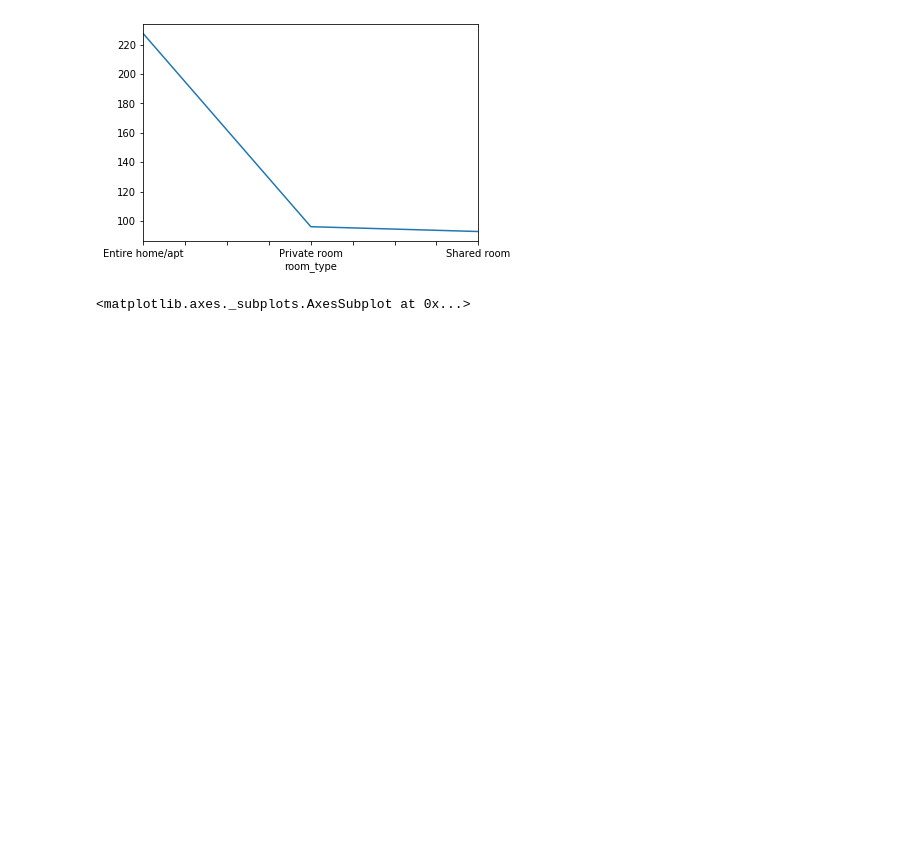
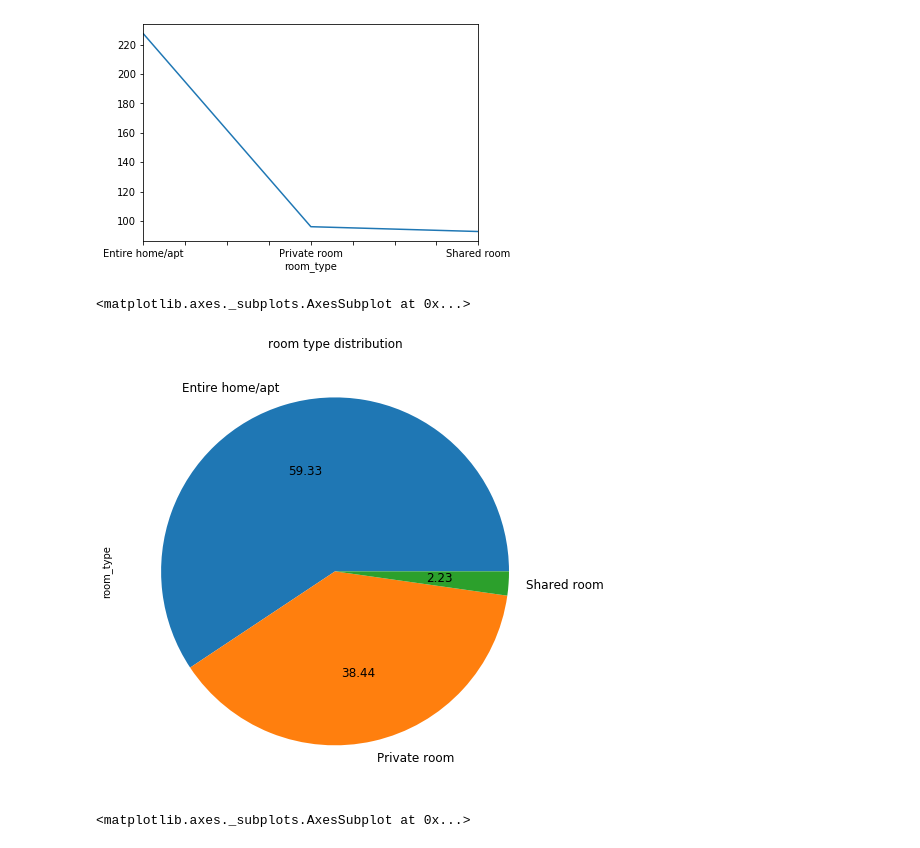
Before and after one commit to amrhwanis22/BostonHousePrices, a Jupyter notebook: Boston.ipynb, the cells around one changed output. Drawn from its saved outputs; the diff is of its cells as text; code cells hidden in the pictures; blank space fills up the shorter version.

Commit message:
adding new plots

```diff
--- a/Boston.ipynb
+++ b/Boston.ipynb
@@ -68,6 +68,17 @@ listings.groupby('room_type')['price'].mean().plot(x='room_type',y='price')
 # %% [output]
 <matplotlib.axes._subplots.AxesSubplot at 0x...>
 [figure]
+# %%
+'''
+calculating distribuation of room types using pie plot
+'''
+
+room_type_count=listings['room_type'].value_counts()
+
+room_type_count.plot.pie(figsize=(8,8),fontsize=12,autopct='%.2f',title='room type distribution')
+# %% [output]
+<matplotlib.axes._subplots.AxesSubplot at 0x...>
+[figure, added]
 # %%
 listings.groupby('neighbourhood_cleansed')['price'].mean().plot(x='neighbourhood_cleansed',y='price',kind='bar')
 # %% [output]
```
